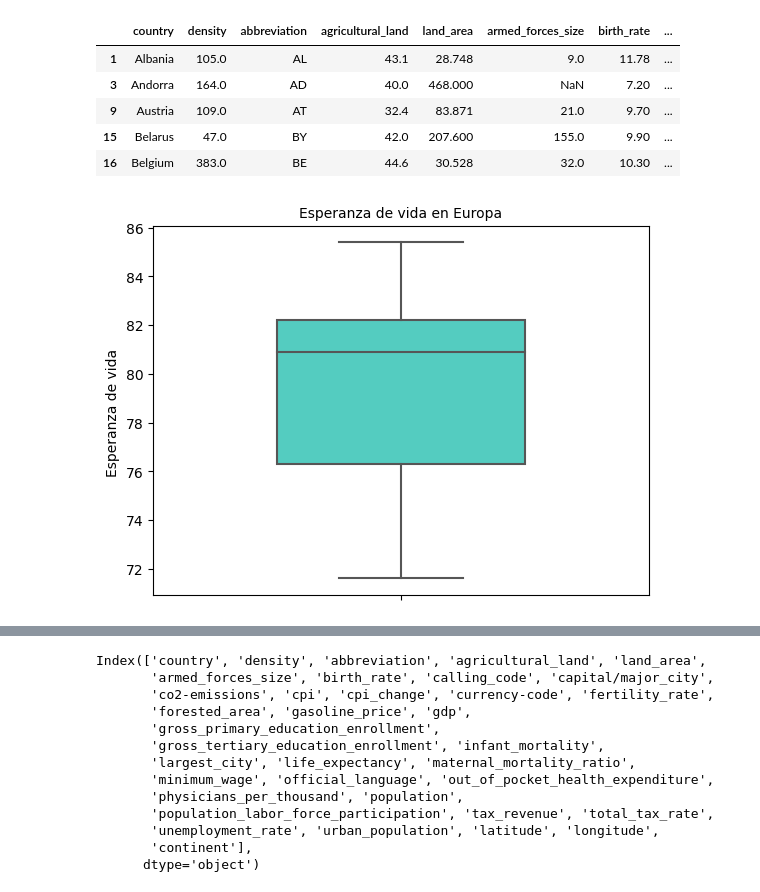
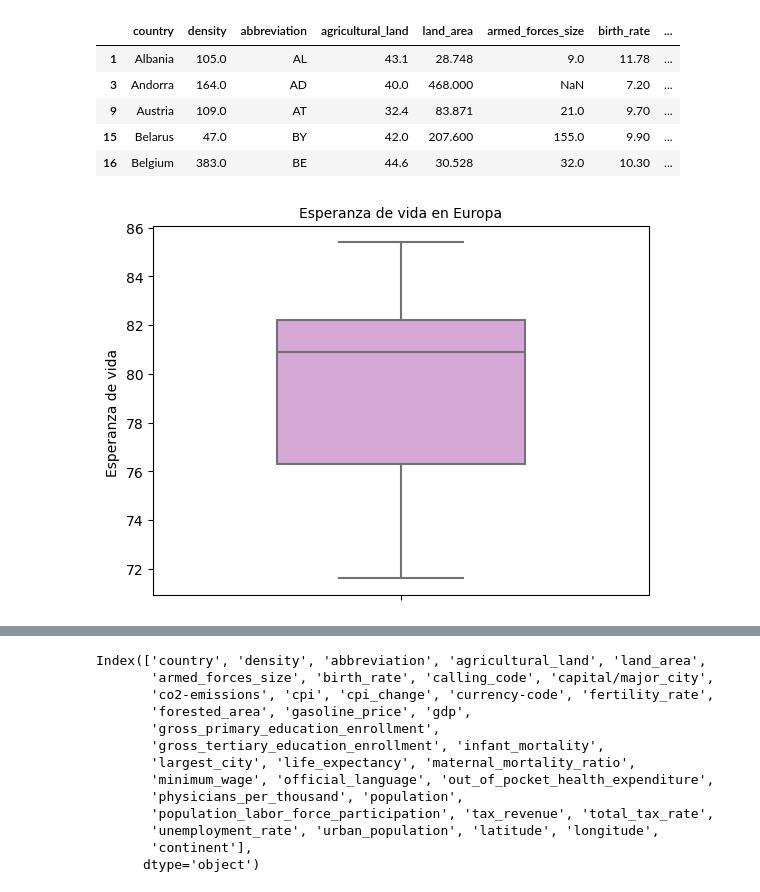
Before and after one commit to rebeca-enma/promoG-modulo3-sprint1-pairprogramming-Rebeca-Raquel, a Jupyter notebook: pair_visualizacion.ipynb, the cells around one changed output, grey strips where cells are left out. Saved outputs shown, nothing was run; the diff lists cells and outputs as text; code cells hidden in the pictures.

```diff
--- a/pair_visualizacion.ipynb
+++ b/pair_visualizacion.ipynb
@@ -159,13 +159,13 @@ df_paises2.head()
 # %%
 sns.boxplot(y = "life_expectancy",
             data = df_paises2,
             width = 0.5,
-            color = "turquoise")
+            color = "plum")
 
 
 plt.ylabel("Esperanza de vida ")
 plt.title("Esperanza de vida en Europa", fontsize = 10);
 
 # La esperanza de vida esta entorno a los 80 años
 # %% [output]
-[figure, old version]
+[figure, new version]
```
Also changed, not shown: parts of 21 cells of this notebook.
